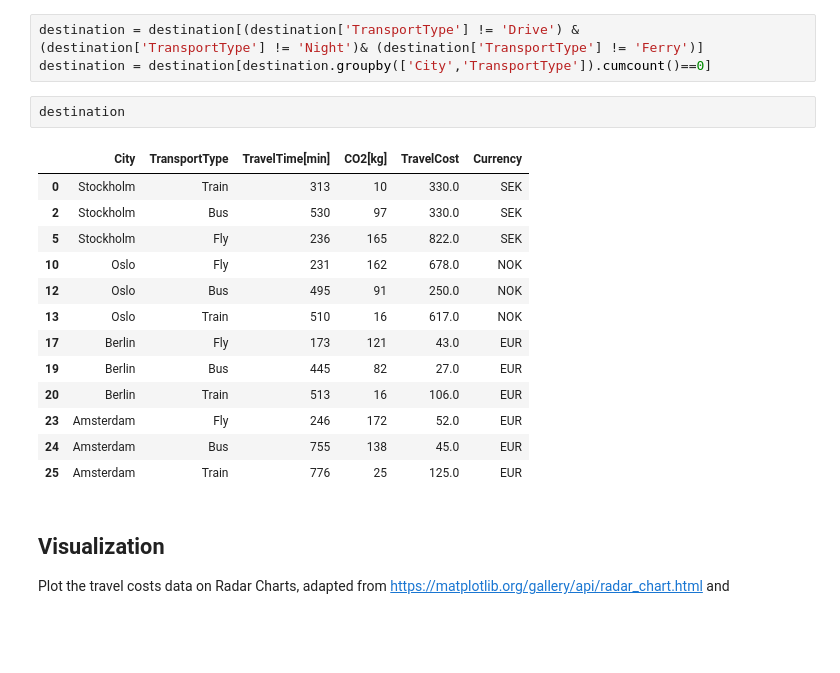
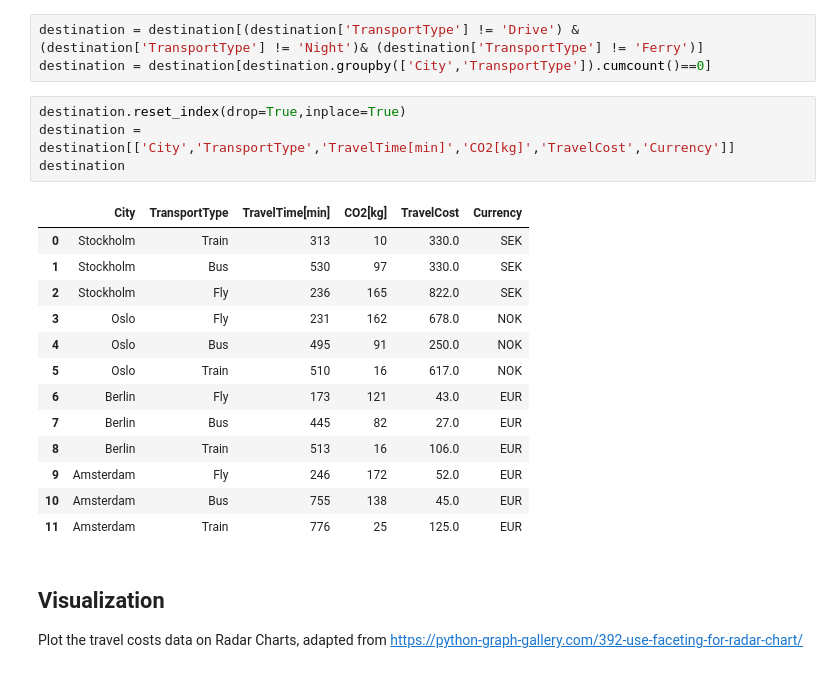
Before and after one commit to junauh/sustainable-travel-cost-comparison, a Jupyter notebook: Cost_of_Travel_CPH.ipynb, the cells around one changed output. Saved outputs shown, nothing was run; the diff lists cells and outputs as text; blank space fills up the shorter version.

```diff
--- a/Cost_of_Travel_CPH.ipynb
+++ b/Cost_of_Travel_CPH.ipynb
@@ -136,23 +138,25 @@ destination
 # %%
 destination = destination[(destination['TransportType'] != 'Drive') & (destination['TransportType'] != 'Night')& (destination['TransportType'] != 'Ferry')]
 destination = destination[destination.groupby(['City','TransportType']).cumcount()==0]
-# %%
-destination
-# %% [output]
-|  | City | TransportType | TravelTime[min] | CO2[kg] | TravelCost | Currency |
-| 0 | Stockholm | Train | 313 | 10 | 330.0 | SEK |
-| 2 | Stockholm | Bus | 530 | 97 | 330.0 | SEK |
-| 5 | Stockholm | Fly | 236 | 165 | 822.0 | SEK |
-| 10 | Oslo | Fly | 231 | 162 | 678.0 | NOK |
-| 12 | Oslo | Bus | 495 | 91 | 250.0 | NOK |
-| 13 | Oslo | Train | 510 | 16 | 617.0 | NOK |
-| 17 | Berlin | Fly | 173 | 121 | 43.0 | EUR |
-| 19 | Berlin | Bus | 445 | 82 | 27.0 | EUR |
-| 20 | Berlin | Train | 513 | 16 | 106.0 | EUR |
-| 23 | Amsterdam | Fly | 246 | 172 | 52.0 | EUR |
-| 24 | Amsterdam | Bus | 755 | 138 | 45.0 | EUR |
-| 25 | Amsterdam | Train | 776 | 25 | 125.0 | EUR |
+# %%
+destination.reset_index(drop=True,inplace=True)
+destination = destination[['City','TransportType','TravelTime[min]','CO2[kg]','TravelCost','Currency']]
+destination
+# %% [output]
+|  | City | TransportType | TravelTime[min] | CO2[kg] | TravelCost | Currency |
+| 0 | Stockholm | Train | 313 | 10 | 330.0 | SEK |
+| 1 | Stockholm | Bus | 530 | 97 | 330.0 | SEK |
+| 2 | Stockholm | Fly | 236 | 165 | 822.0 | SEK |
+| 3 | Oslo | Fly | 231 | 162 | 678.0 | NOK |
+| 4 | Oslo | Bus | 495 | 91 | 250.0 | NOK |
+| 5 | Oslo | Train | 510 | 16 | 617.0 | NOK |
+| 6 | Berlin | Fly | 173 | 121 | 43.0 | EUR |
+| 7 | Berlin | Bus | 445 | 82 | 27.0 | EUR |
+| 8 | Berlin | Train | 513 | 16 | 106.0 | EUR |
+| 9 | Amsterdam | Fly | 246 | 172 | 52.0 | EUR |
+| 10 | Amsterdam | Bus | 755 | 138 | 45.0 | EUR |
+| 11 | Amsterdam | Train | 776 | 25 | 125.0 | EUR |
 # %% [markdown]
 ## Visualization
 
-Plot the travel costs data on Radar Charts, adapted from https://matplotlib.org/gallery/api/radar_chart.html and
+Plot the travel costs data on Radar Charts, adapted from https://python-graph-gallery.com/392-use-faceting-for-radar-chart/
```
Also changed, not shown: parts of 3 cells of this notebook.
